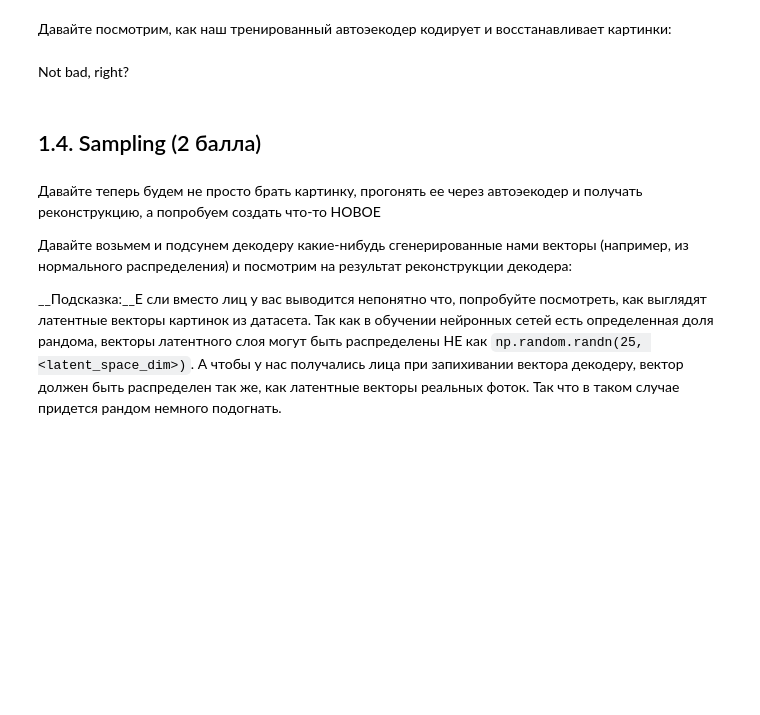
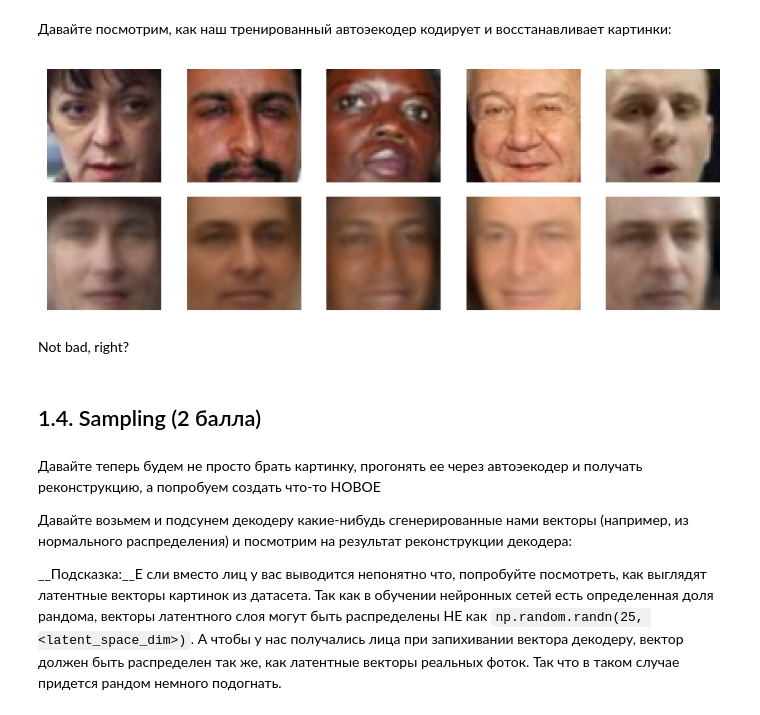
Before and after one commit to stepan-zykov/DLS, a Jupyter notebook: AutoEncoder/HW_stepan_zykov_ipynb".ipynb, the cells around one changed output. Drawn from its saved outputs; the diff is of its cells as text; code cells hidden in the pictures; blank space fills up the shorter version.

```diff
--- a/AutoEncoder/HW_stepan_zykov_ipynb".ipynb
+++ b/AutoEncoder/HW_stepan_zykov_ipynb".ipynb
@@ -140,6 +160,17 @@ class AutoEncoder(nn.Module):
         )
 
     def forward(self, x):
+        x = self.flatten(x).float()
         latent = self.encoder(x)
         reconstructed = self.decoder(latent)
         return latent, reconstructed
+
+    def sample(self, z):
+        z = z.float()
+        generated = self.decoder(z)
+        return generated
+
+    def get_latent_vector(self, x):
+        x = self.flatten(x).float()
+        latent = self.encoder(x)
+        return latent
@@ -159,0 +183,19 @@ optimizer = torch.optim.Adam(autoencoder.parameters(), lr=0.001)
+# %%
+criterion = F.mse_loss
+autoencoder = AutoEncoder()
+optimizer = torch.optim.Adam(autoencoder.parameters(), lr=0.001)
+train_loader = torch.utils.data.DataLoader(train_photos, batch_size=5, )
+val_loader = torch.utils.data.DataLoader(val_photos, batch_size=5)
+# %%
+def compare_pictures(gt, rec):
+    rec = rec.view(-1, 64, 64, 3).cpu().detach().numpy()
+    gt = gt.cpu().numpy()
+    fig, axes = plt.subplots(2, 5, figsize=(8, 3))
+    axes = axes.flatten()
+    for i, photo in enumerate(np.concatenate([gt, rec])):
+        photo = np.clip(photo, 0, 1)
+        axes[i].imshow(photo)
+        axes[i].axis('off')
+
+    plt.tight_layout()
+    plt.show()
@@ -164,3 +265,13 @@ optimizer = torch.optim.Adam(autoencoder.parameters(), lr=0.001)
+# %%
+device = 'cuda:0' if torch.cuda.is_available() else 'cpu'
+autoencoder.eval()
+with torch.no_grad():
+    for batch in val_loader:
+        latent, reconstructed = autoencoder(batch.to(device))
+
+compare_pictures(batch, reconstructed)
+# %% [output]
+[figure, added]
 # %% [markdown]
 Not bad, right?
 # %% [markdown]
```
Also changed, not shown: parts of 18 cells of this notebook.
